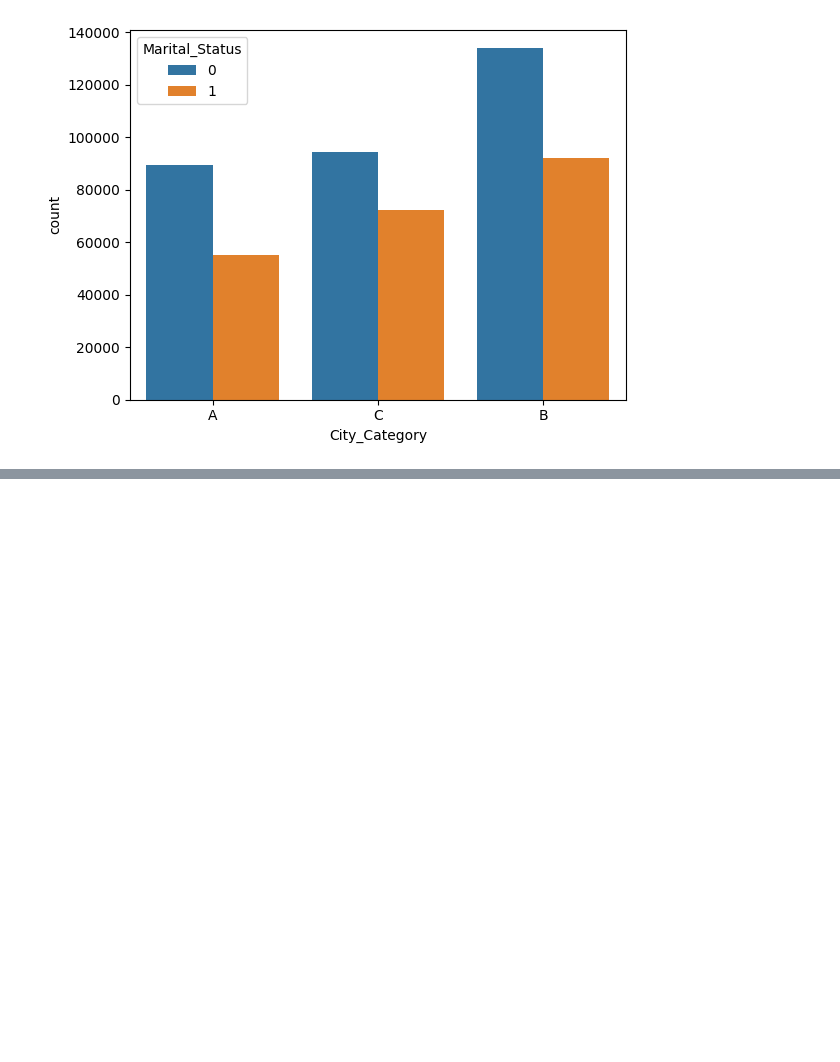
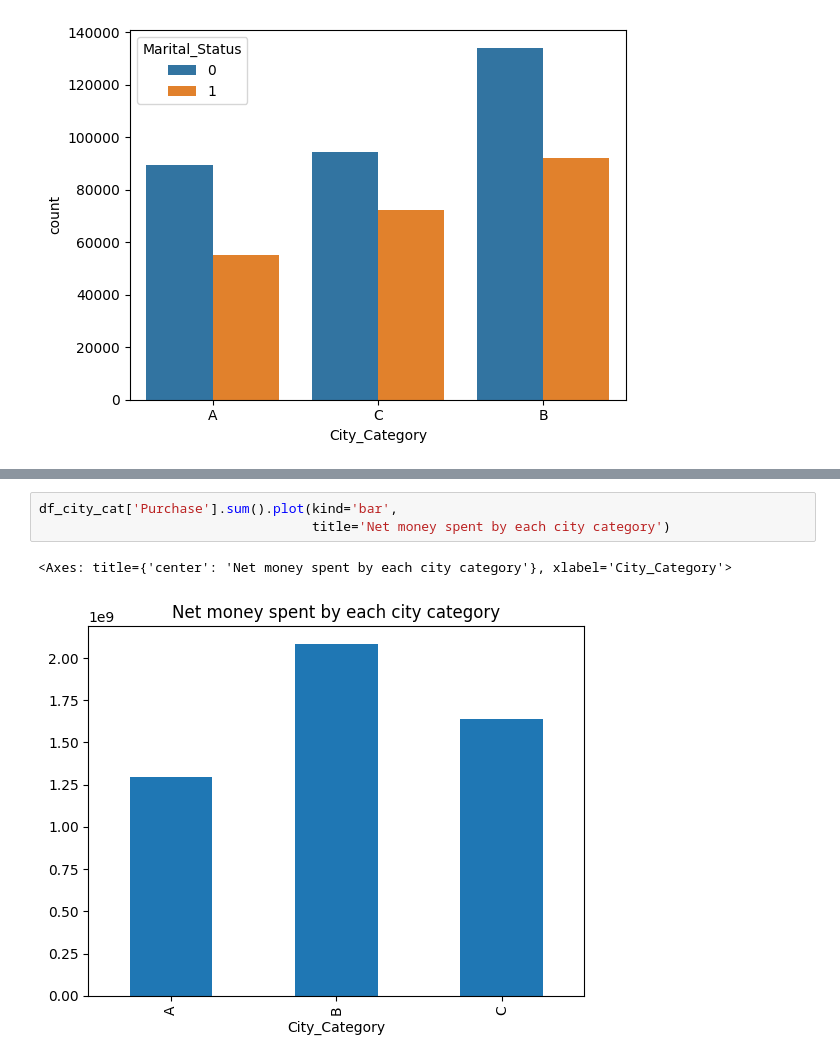
Before and after one commit to rishikeshpaulcode/Black-Friday-Sales-Analysis, a Jupyter notebook: black-friday-sales-analysis.ipynb, the cells around one changed output, grey strips where cells are left out. Saved outputs shown, nothing was run; the diff lists cells and outputs as text; blank space fills up the shorter version.

```diff
--- a/black-friday-sales-analysis.ipynb
+++ b/black-friday-sales-analysis.ipynb
@@ -368,0 +378,6 @@ sns.countplot(data=df, x='City_Category', hue='Marital_Status')
+# %%
+df_city_cat['Purchase'].sum().plot(kind='bar',
+                                   title='Net money spent by each city category')
+# %% [output]
+<Axes: title={'center': 'Net money spent by each city category'}, xlabel='City_Category'>
+[figure, added]
```
Also changed, not shown: parts of 10 cells of this notebook.
